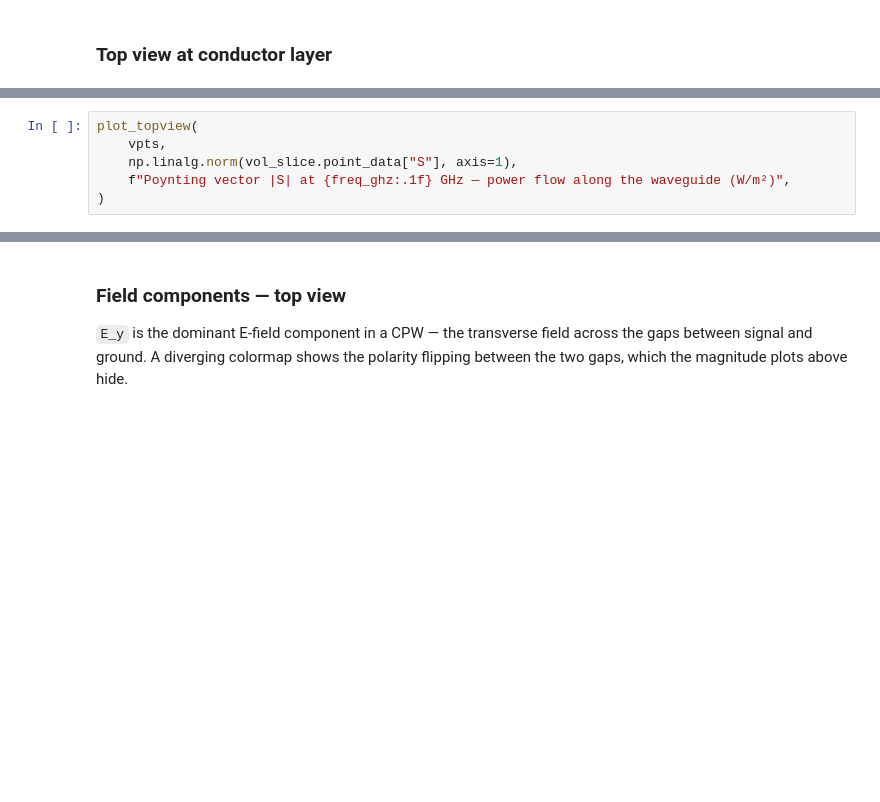
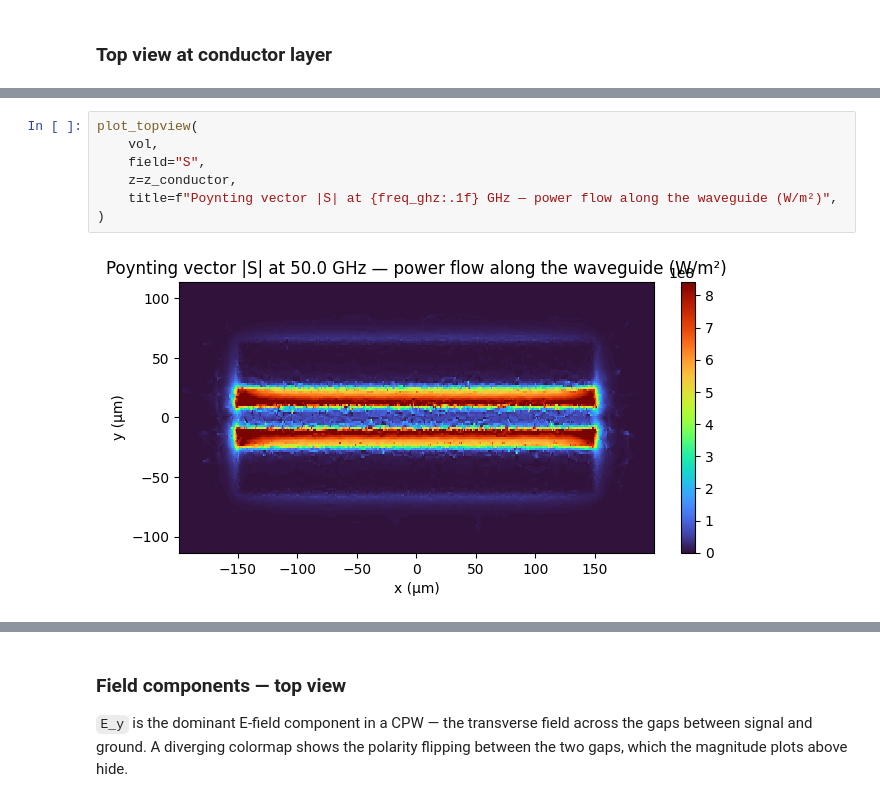
Before and after one commit to gdsfactory/gsim, a Jupyter notebook: nbs/palace_cpw_fields.ipynb, the cells around one changed output, grey strips where cells are left out. Drawn from its saved outputs; the diff is of its cells as text; blank space fills up the shorter version.

```diff
--- a/nbs/palace_cpw_fields.ipynb
+++ b/nbs/palace_cpw_fields.ipynb
@@ -163,8 +178,11 @@ plot_topview(
 # %%
 plot_topview(
-    vpts,
-    np.linalg.norm(vol_slice.point_data["S"], axis=1),
-    f"Poynting vector |S| at {freq_ghz:.1f} GHz — power flow along the waveguide (W/m²)",
+    vol,
+    field="S",
+    z=z_conductor,
+    title=f"Poynting vector |S| at {freq_ghz:.1f} GHz — power flow along the waveguide (W/m²)",
 )
+# %% [output]
+[figure, added]
 # %%
 plot_topview(
```
Also changed, not shown: parts of 12 cells of this notebook, 2 other files.
